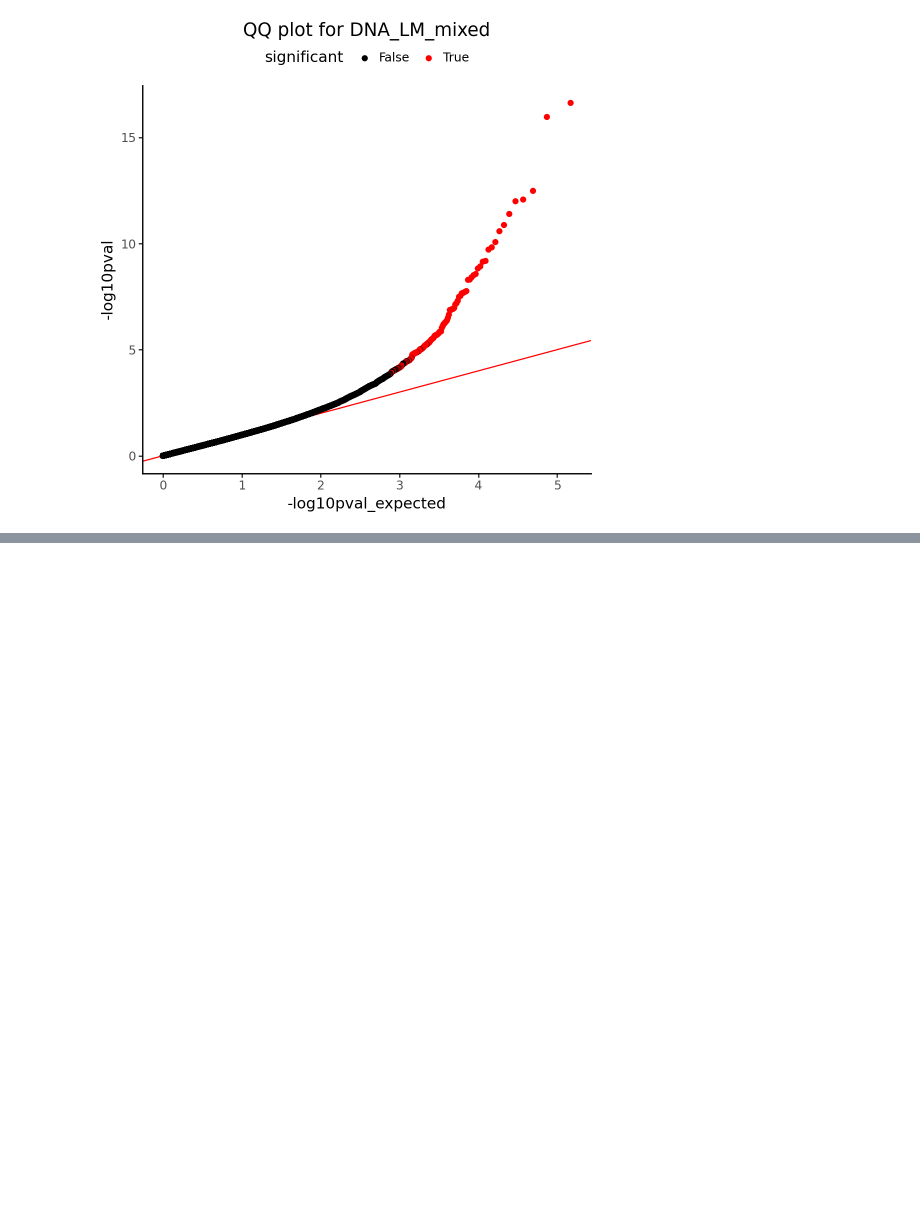
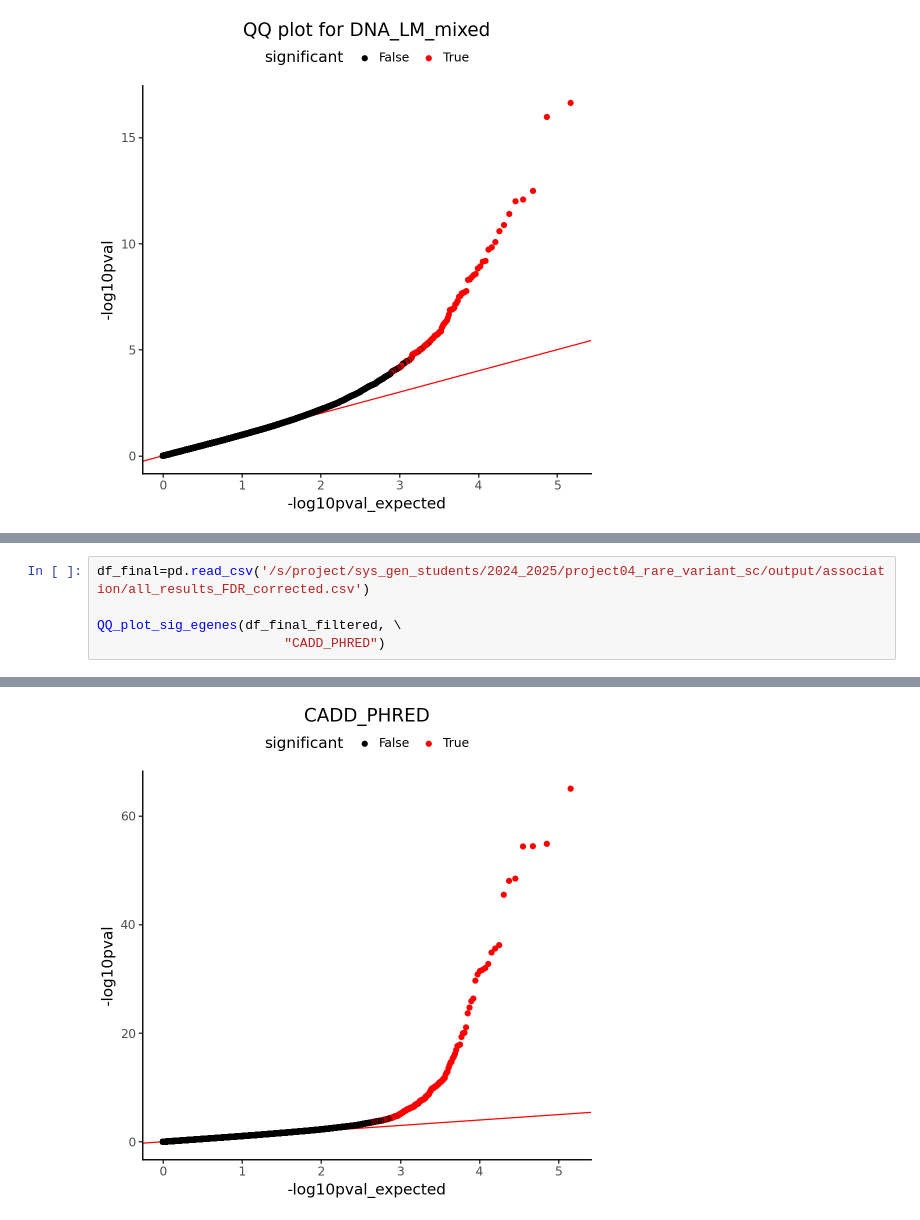
Before and after one commit to theislab/cellink, a Jupyter notebook: docs/notebooks/eval_results_summary.ipynb, the cells around one changed output, grey strips where cells are left out. Drawn from its saved outputs; the diff is of its cells as text; blank space fills up the shorter version.

```diff
--- a/docs/notebooks/eval_results_summary.ipynb
+++ b/docs/notebooks/eval_results_summary.ipynb
@@ -296,0 +445,6 @@ QQ_plot_sig_egenes(df_final, "DNA_LM_mixed")
+# %%
+df_final=pd.read_csv('/s/project/sys_gen_students/2024_2025/project04_rare_variant_sc/output/association/all_results_FDR_corrected.csv')
+
+QQ_plot_sig_egenes(df_final_filtered, \
+                        "CADD_PHRED")
+# %% [output]
@@ -296,0 +452 @@ QQ_plot_sig_egenes(df_final, "DNA_LM_mixed")
+[figure, added]
```
Also changed, not shown: parts of 15 cells of this notebook, 2 other files.
